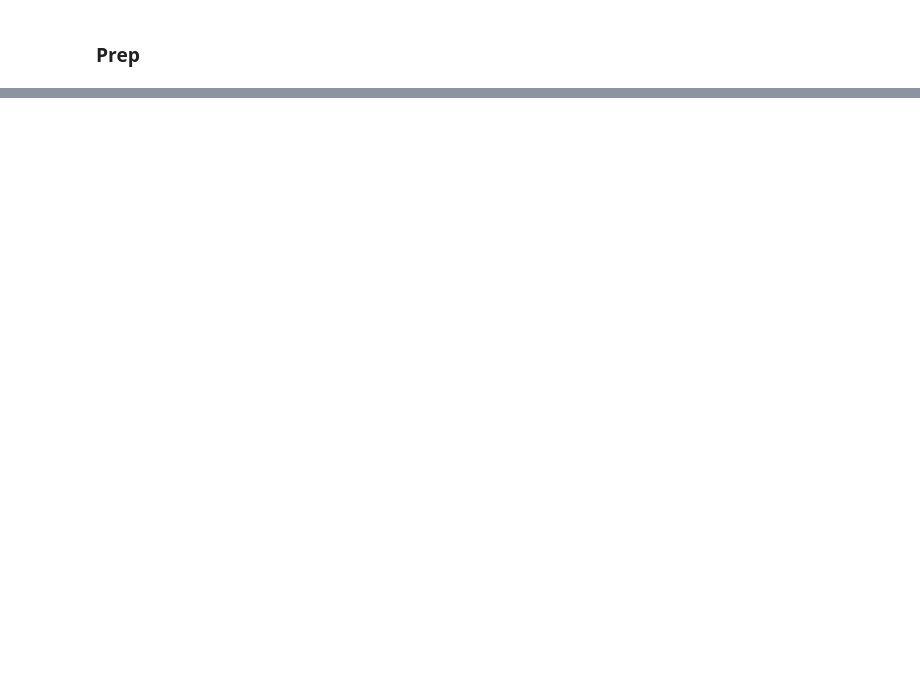
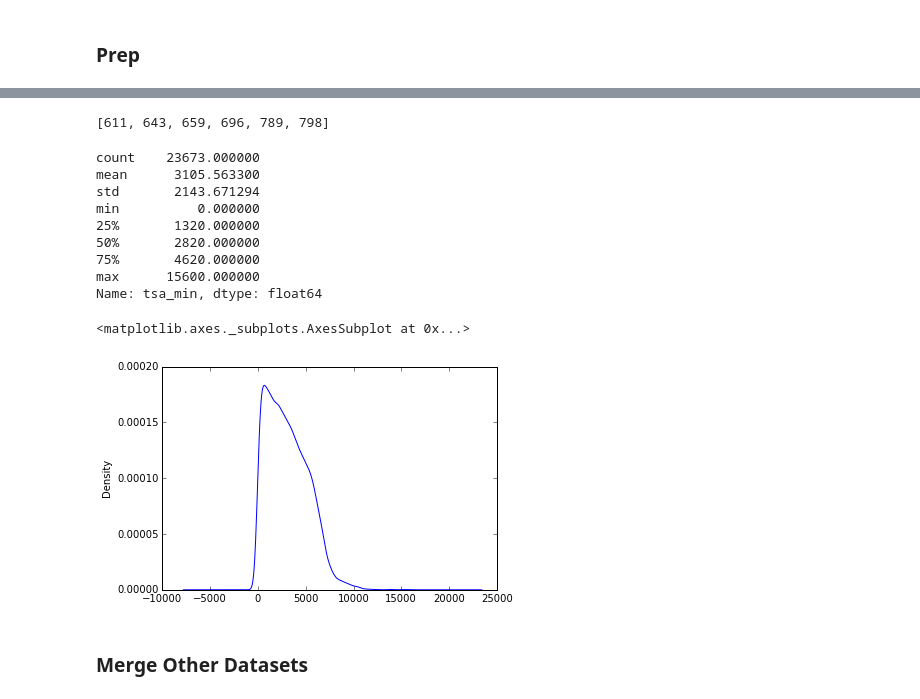
Before and after one commit to eric-czech/portfolio, a Jupyter notebook: demonstrative/python/notebooks/pbto2/0_data_loader.ipynb, the cells around one changed output, grey strips where cells are left out. Cells and saved outputs as stored; diff of their text form; code cells hidden in the pictures; blank space fills up the shorter version.

```diff
--- a/demonstrative/python/notebooks/pbto2/0_data_loader.ipynb
+++ b/demonstrative/python/notebooks/pbto2/0_data_loader.ipynb
@@ -469,0 +332,5 @@ dtype: int64
+# %%
+float_cols = [
+    'base_deficit_arterial', 'base_excess_arterial', 'hco3', 'hco3a',
+    'icp1', 'icp2', 'map', 'paco2', 'pao2', 'pha', 'sao2', 'spo2'
+]
@@ -520,0 +555,15 @@ measures.head()
+# %%
+# Join the only two datasets that have records over time
+# (all others are specific to a patient but do not vary in time)
+d_exp = pd.merge(d_meas, d_bo2, how='outer', on=['uid', 'datetime'])
+
+# Join the above to demographic data, ignoring demographic records that do not match
+d_exp = pd.merge(d_exp, d_demo, how='left', on=['uid'])
+
+# Make sure there were no records in 'd_exp' without a record in 'd_demo'
+assert d_exp['injury_date'].isnull().sum() == 0, 'Found vital signs data with no corresponding demographic record'
+# Make sure non of the vital signs records have a null date
+assert d_exp['datetime'].isnull().sum() == 0, 'Found vital signs record with null date'
+
+d_exp['uid'] = d_exp['uid'].astype(np.int64)
+d_exp.info()
@@ -520,0 +588,11 @@ measures.head()
+# %%
+def get_times(x):
+    # Add time since injury value to data frame for patient
+    x['tsi'] = x['datetime'] - x['injury_date']
+    x['tsa'] = x['datetime'] - x['datetime'].min()
+    return x
+d_exp = d_exp.groupby('uid', group_keys=False).apply(get_times)
+d_exp['tsi_min'] = [int(x.value / (1E9 * 60)) for x in d_exp['tsi']]
+d_exp['tsa_min'] = [int(x.value / (1E9 * 60)) for x in d_exp['tsa']]
+
+d_exp[['tsi', 'tsi_min', 'tsa', 'tsa_min']].head()
@@ -520,0 +606,27 @@ measures.head()
+# %%
+# Find patients with injury dates recorded as after first vital signs (shouldn't be possible)
+bad_uids = [int(v) for v in d_exp[d_exp['tsi_min'] <= 0]['uid'].unique()]
+
+# Set all tsi_min values to NA for these patients
+d_exp['tsi_min'] = d_exp['tsi_min'].where(~d_exp['uid'].isin(bad_uids), np.nan)
+
+bad_uids
+# %% [output]
+[611, 643, 659, 696, 789, 798]
+# %%
+print(d_exp['tsa_min'].describe())
+d_exp['tsa_min'].plot(kind='kde')
+# %% [output]
+count    23673.000000
+mean      3105.563300
+std       2143.671294
+min          0.000000
+25%       1320.000000
+50%       2820.000000
+75%       4620.000000
+max      15600.000000
+Name: tsa_min, dtype: float64
+<matplotlib.axes._subplots.AxesSubplot at 0x...>
+[figure, added]
+# %% [markdown]
+### Merge Other Datasets
```
Also changed, not shown: parts of 70 cells of this notebook, 39 other files.
